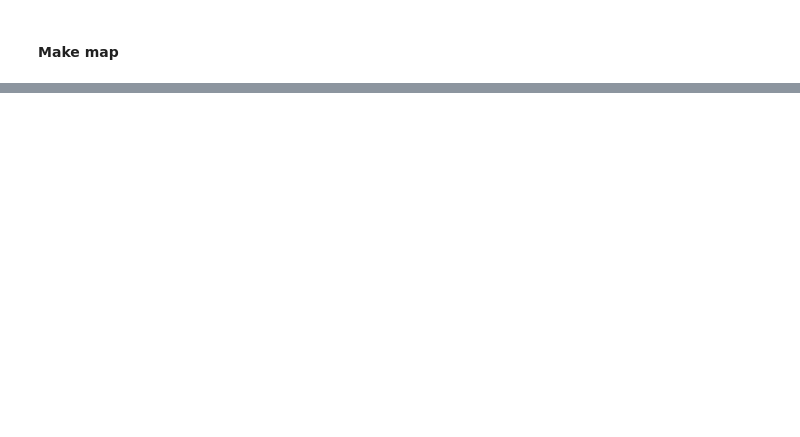
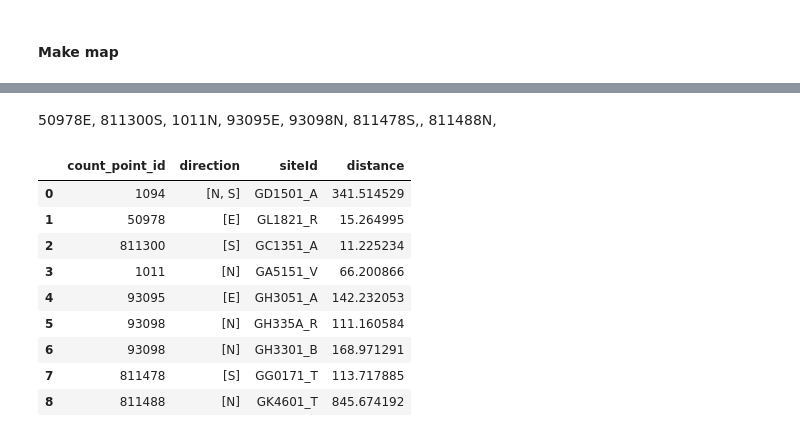
Before and after one commit to YueLi-0816/data_paper, a Jupyter notebook: Traffic_counts_read.ipynb, the cells around one changed output, grey strips where cells are left out. Cells and saved outputs as stored; diff of their text form; code cells hidden in the pictures; blank space fills up the shorter version.

```diff
--- a/Traffic_counts_read.ipynb
+++ b/Traffic_counts_read.ipynb
@@ -382,0 +422,26 @@ map_470
+# %% [markdown]
+50978E, 811300S, 1011N, 93095E, 93098N, 811478S,, 811488N,
+# %%
+countpoint_list = [1094,50978,811300,1011,93095,93098,93098, 811478, 811488]
+direct_list = [['N','S'], ['E'],['S'],['N'],['E'], ['N'], ['N'], ['S'], ['N']]
+detector_list = ['GD1501_A','GL1821_R','GC1351_A','GA5151_V', 'GH3051_A', 'GH335A_R', 'GH3301_B', 'GG0171_T', 'GK4601_T']
+manual_df = pd.DataFrame(data={'count_point_id': countpoint_list, 'direction':direct_list, 'siteId': detector_list})
+
+#keep the order of selected column (not using isin)
+countpoint_dis = countpoint_68.set_index('count_point_id').loc[countpoint_list].reset_index(drop=True)
+detector_dis = detector_470.set_index('siteId').loc[detector_list].reset_index(drop=True)
+dis_list = countpoint_dis.distance(detector_dis).tolist()
+
+manual_df['distance'] = dis_list
+manual_df
+# %% [output]
+|  | count_point_id | direction | siteId | distance |
+| 0 | 1094 | [N, S] | GD1501_A | 341.514529 |
+| 1 | 50978 | [E] | GL1821_R | 15.264995 |
+| 2 | 811300 | [S] | GC1351_A | 11.225234 |
+| 3 | 1011 | [N] | GA5151_V | 66.200866 |
+| 4 | 93095 | [E] | GH3051_A | 142.232053 |
+| 5 | 93098 | [N] | GH335A_R | 111.160584 |
+| 6 | 93098 | [N] | GH3301_B | 168.971291 |
+| 7 | 811478 | [S] | GG0171_T | 113.717885 |
+| 8 | 811488 | [N] | GK4601_T | 845.674192 |
```
Also changed, not shown: parts of 7 cells of this notebook.
